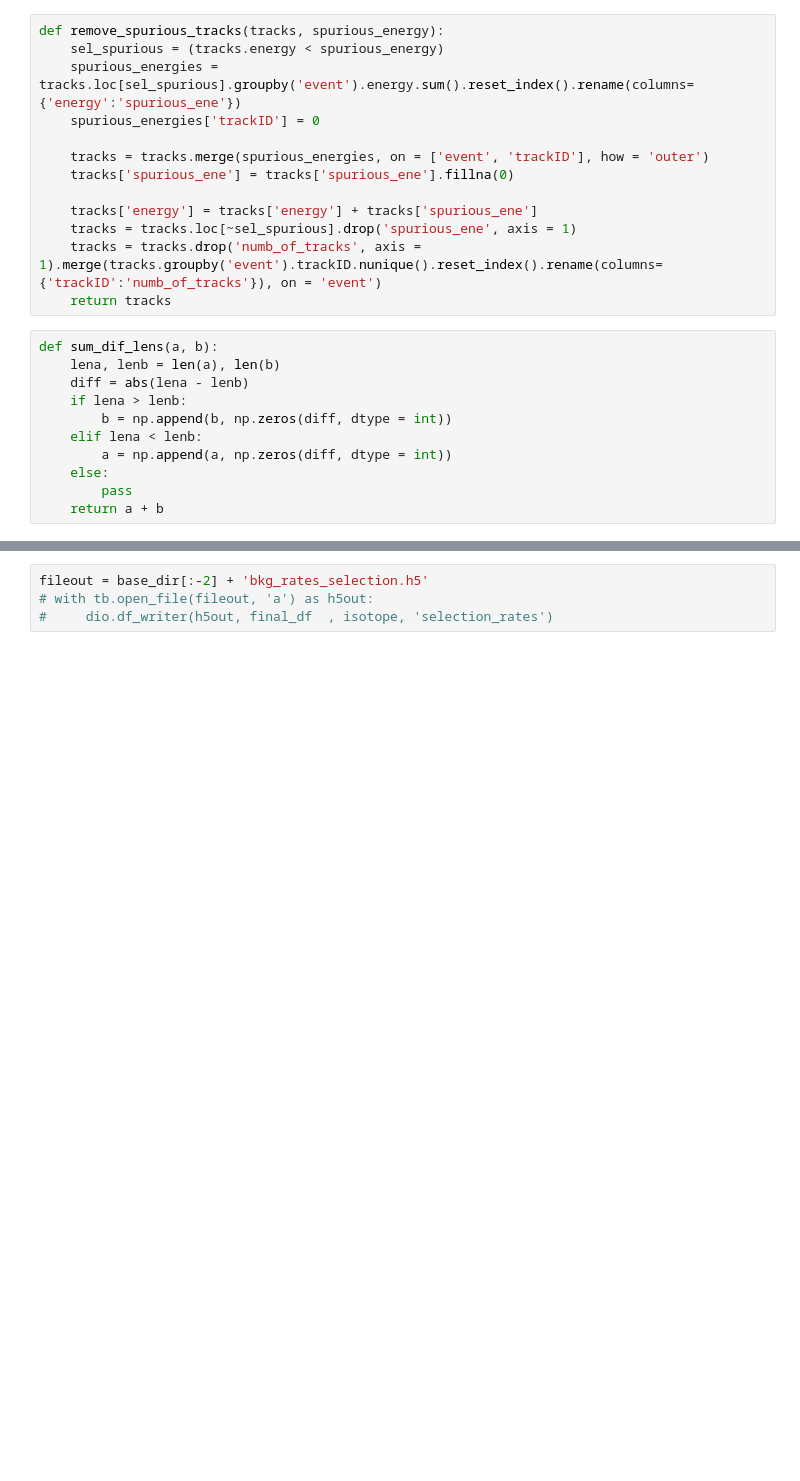
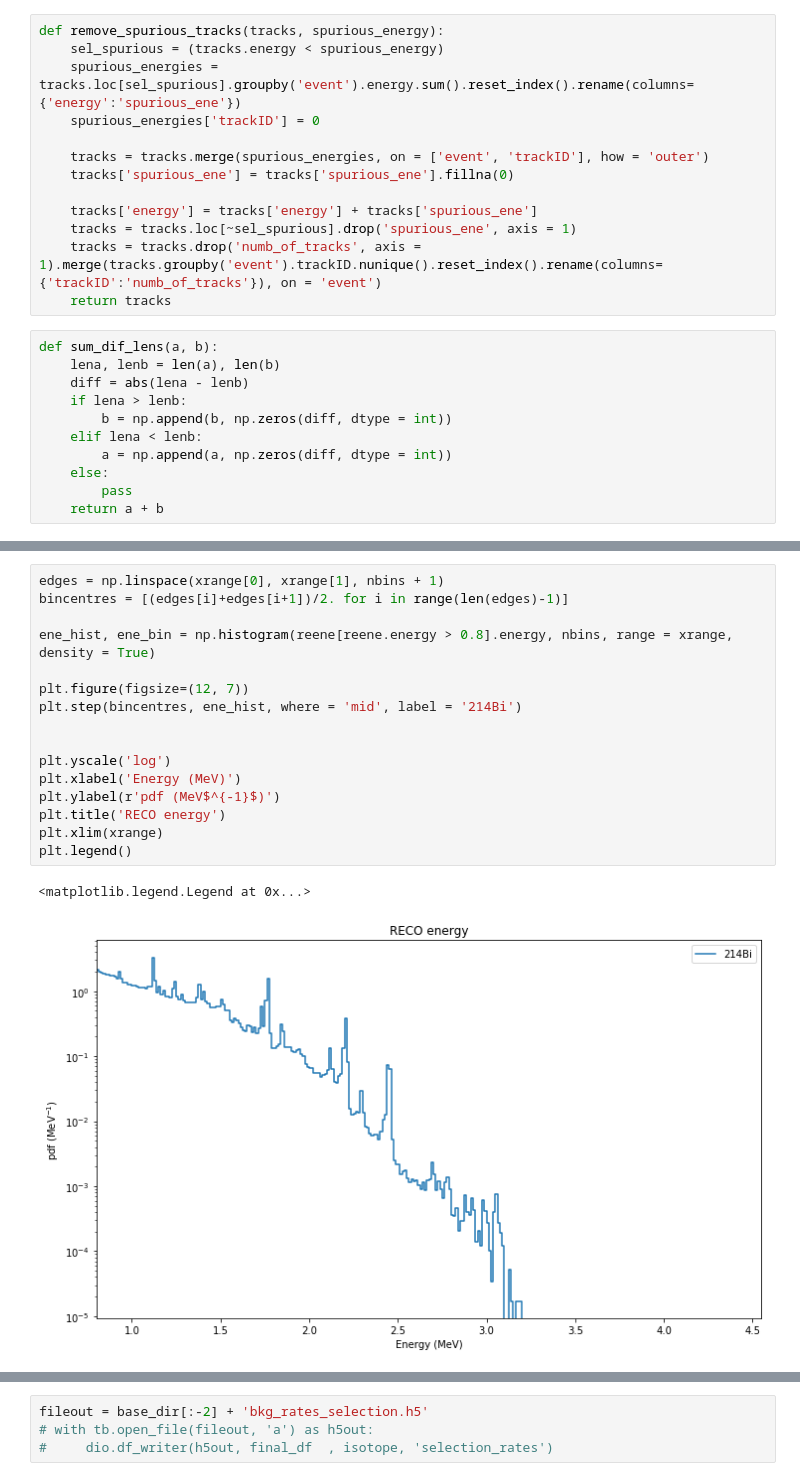
Before and after one commit to martinperezmaneiro/NEXT100_prod, a Jupyter notebook: bkg_analysis/bkg_counting_experiment.ipynb, the cells around one changed output, grey strips where cells are left out. Drawn from its saved outputs; the diff is of its cells as text; blank space fills up the shorter version.

```diff
--- a/bkg_analysis/bkg_counting_experiment.ipynb
+++ b/bkg_analysis/bkg_counting_experiment.ipynb
@@ -176,0 +297,19 @@ np.histogram(numtracks, range = (0, numtracks.max()), bins = len(numtracks.uniqu
+# %%
+edges = np.linspace(xrange[0], xrange[1], nbins + 1)
+bincentres = [(edges[i]+edges[i+1])/2. for i in range(len(edges)-1)]
+
+ene_hist, ene_bin = np.histogram(reene[reene.energy > 0.8].energy, nbins, range = xrange, density = True)
+
+plt.figure(figsize=(12, 7))
+plt.step(bincentres, ene_hist, where = 'mid', label = '214Bi')
+
+
+plt.yscale('log')
+plt.xlabel('Energy (MeV)')
+plt.ylabel(r'pdf (MeV$^{-1}$)')
+plt.title('RECO energy')
+plt.xlim(xrange)
+plt.legend()
+# %% [output]
+<matplotlib.legend.Legend at 0x...>
+[figure, added]
```
Also changed, not shown: parts of 20 cells of this notebook, 33 other files.
